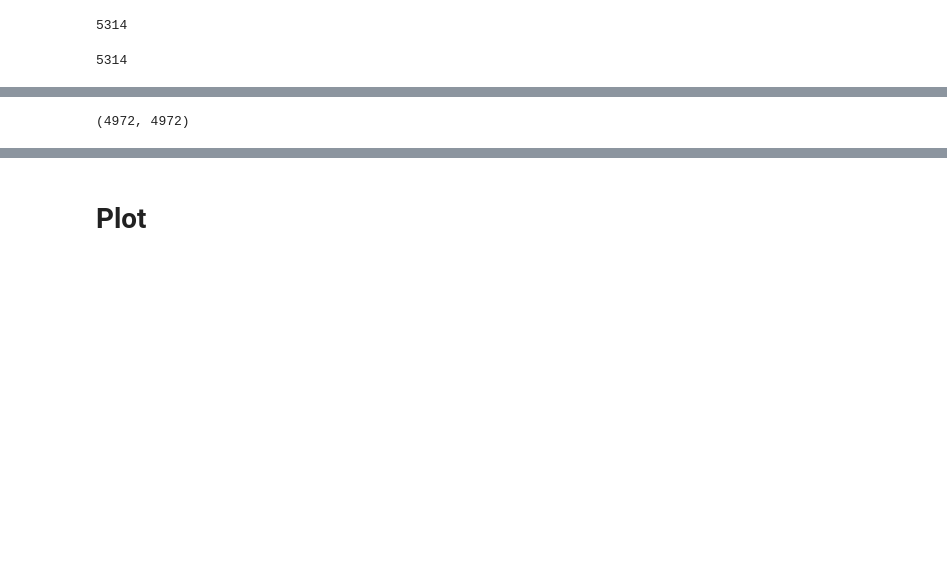
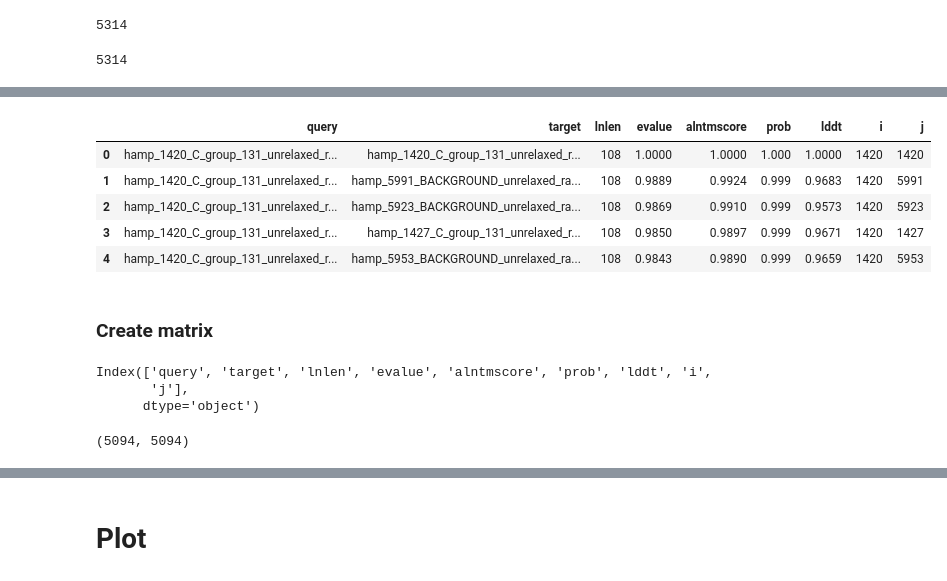
Before and after one commit to labstructbioinf/HAMPpred, a Jupyter notebook: notebooks/steps/Review_AF2_clustering.ipynb, the cells around one changed output, grey strips where cells are left out. Saved outputs shown, nothing was run; the diff lists cells and outputs as text; code cells hidden in the pictures; blank space fills up the shorter version.

```diff
--- a/notebooks/steps/Review_AF2_clustering.ipynb
+++ b/notebooks/steps/Review_AF2_clustering.ipynb
@@ -59,4 +125,0 @@ len(data_df)
-# %%
-data_df = data_df[data_df.rot_std <= 14]
-data_df = data_df[data_df.rot_mean.abs() <= 52]
-len(data_df)
@@ -64,0 +126,4 @@ len(data_df)
+# %%
+if CLEAN:
+    data_df = data_df[data_df.rot_mean.abs() <= 52]
+len(data_df)
@@ -138 +221,10 @@ res_df = res_df[(res_df['i'] != -1) & (res_df['j'] != -1)]
+# %%
+res_df.head()
+# %% [output]
+|  | query | target | lnlen | evalue | alntmscore | prob | lddt | i | j |
+| 0 | hamp_1420_C_group_131_unrelaxed_r... | hamp_1420_C_group_131_unrelaxed_r... | 108 | 1.0000 | 1.0000 | 1.000 | 1.0000 | 1420 | 1420 |
+| 1 | hamp_1420_C_group_131_unrelaxed_r... | hamp_5991_BACKGROUND_unrelaxed_ra... | 108 | 0.9889 | 0.9924 | 0.999 | 0.9683 | 1420 | 5991 |
+| 2 | hamp_1420_C_group_131_unrelaxed_r... | hamp_5923_BACKGROUND_unrelaxed_ra... | 108 | 0.9869 | 0.9910 | 0.999 | 0.9573 | 1420 | 5923 |
+| 3 | hamp_1420_C_group_131_unrelaxed_r... | hamp_1427_C_group_131_unrelaxed_r... | 108 | 0.9850 | 0.9897 | 0.999 | 0.9671 | 1420 | 1427 |
+| 4 | hamp_1420_C_group_131_unrelaxed_r... | hamp_5953_BACKGROUND_unrelaxed_ra... | 108 | 0.9843 | 0.9890 | 0.999 | 0.9659 | 1420 | 5953 |
 # %%
@@ -140,0 +233,8 @@ res_df = res_df[(res_df['i'] != -1) & (res_df['j'] != -1)]
+# %% [markdown]
+### Create matrix
+# %%
+res_df.columns
+# %% [output]
+Index(['query', 'target', 'lnlen', 'evalue', 'alntmscore', 'prob', 'lddt', 'i',
+       'j'],
+      dtype='object')
@@ -141,14 +243,13 @@ res_df = res_df[(res_df['i'] != -1) & (res_df['j'] != -1)]
 # %%
-matrix_df = res_df.pivot(index='i', columns='j', values='alntmscore')
 
-# use 0 for alntmscore
-matrix_df = matrix_df.fillna(0)
+# use 0 or mean for alntmscore
+matrix_df = matrix_df.fillna(matrix_df.mean())
 
 matrix_array = matrix_df.to_numpy()
 assert matrix_array.shape[0] == matrix_array.shape[1] == len(data_df)
 matrix_array.shape
 # %% [output]
-(4972, 4972)
+(5094, 5094)
 # %%
 matrix_array
 # %% [output]
```
Also changed, not shown: parts of 50 cells of this notebook, 5 other files.
